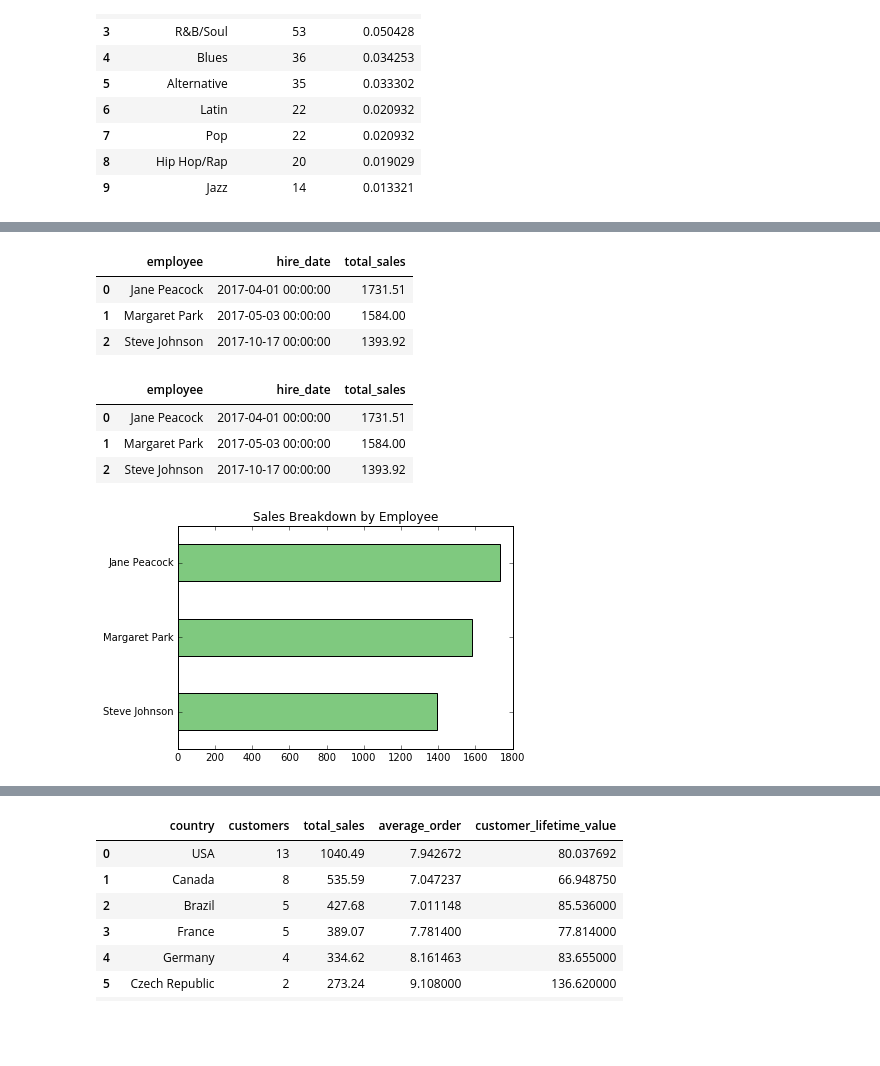
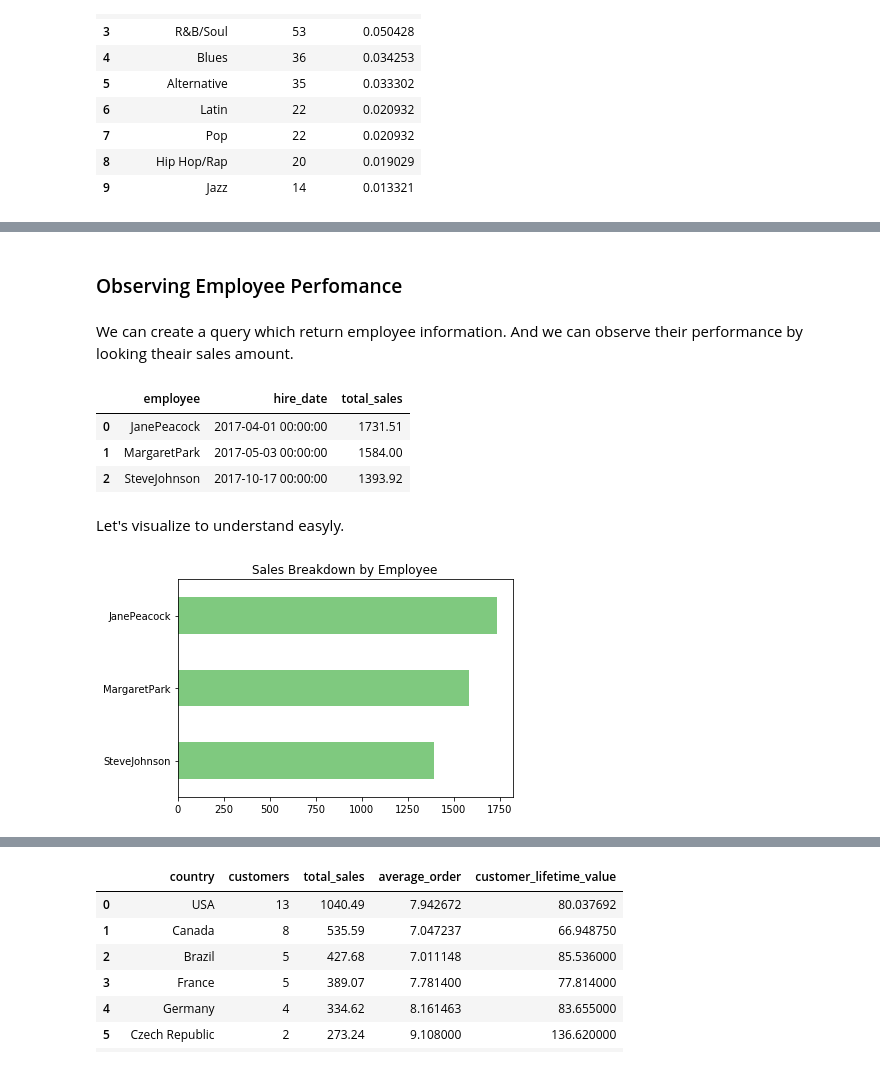
Before and after one commit to shylkymc/Bussiness-Solutions-With-SQL-on-Python, a Jupyter notebook: Basics.ipynb, the cells around one changed output, grey strips where cells are left out. Drawn from its saved outputs; the diff is of its cells as text; code cells hidden in the pictures; blank space fills up the shorter version.

```diff
--- a/Basics.ipynb
+++ b/Basics.ipynb
@@ -5,3 +11,5 @@ import pandas as pd
 import matplotlib.pyplot as plt
 from matplotlib import cm
 %matplotlib inline
+# %%
+db= 'C:\\Users\\user\\Desktop\\projects\\dataquest projects\\SQL on Python-Answering Business Questions using SQL\\chinook.db'
@@ -86,69 +140,32 @@ more popular than others.
+# %% [markdown]
+### Observing Employee Perfomance
+# %% [markdown]
+We can create a query which return employee information. And we can observe their performance by looking theair sales amount.
 # %%
-
-employee_sales_performance = '''
+employee_sales_performance= """
 WITH customer_support_rep_sales AS
-    (
-     SELECT
-         i.customer_id,
-         c.support_rep_id,
-         SUM(i.total) total
-     FROM invoice i
-     INNER JOIN customer c ON i.customer_id = c.customer_id
-     GROUP BY 1,2
-    )
-
-select
-e.first_name|| " " || e.last_name employee,
-e.hire_date,
-sum(csrs.total) total_sales
-from customer_support_rep_sales csrs
-inner join employee e on e.employee_id= csrs.support_rep_id
-group by 1;'''
+(SELECT i.customer_id, c.support_rep_id, SUM(i.total) total FROM invoice i
+INNER JOIN customer c ON i.customer_id= c.customer_id GROUP BY 1,2)
+SELECT e.first_name ||""|| e.last_name employee, e.hire_date, SUM(csrs.total) total_sales
+FROM customer_support_rep_sales csrs
+INNER JOIN employee e ON e.employee_id= csrs.support_rep_id GROUP BY 1;"""
 
 run_query(employee_sales_performance)
 # %% [output]
 |  | employee | hire_date | total_sales |
-| 0 | Jane Peacock | 2017-04-01 00:00:00 | 1731.51 |
-| 1 | Margaret Park | 2017-05-03 00:00:00 | 1584.00 |
-| 2 | Steve Johnson | 2017-10-17 00:00:00 | 1393.92 |
+| 0 | JanePeacock | 2017-04-01 00:00:00 | 1731.51 |
+| 1 | MargaretPark | 2017-05-03 00:00:00 | 1584.00 |
+| 2 | SteveJohnson | 2017-10-17 00:00:00 | 1393.92 |
-# %%
-employee_sales_performance = '''
-WITH customer_support_rep_sales AS
-    (
-     SELECT
-         i.customer_id,
-         c.support_rep_id,
-         SUM(i.total) total
-     FROM invoice i
-     INNER JOIN customer c ON i.customer_id = c.customer_id
-     GROUP BY 1,2
-    )
-
-SELECT
-    e.first_name || " " || e.last_name employee,
-    e.hire_date,
-    SUM(csrs.total) total_sales
-FROM customer_support_rep_sales csrs
-INNER JOIN employee e ON e.employee_id = csrs.support_rep_id
-GROUP BY 1;
-'''
-
-run_query(employee_sales_performance)
-# %% [output]
-|  | employee | hire_date | total_sales |
-| 0 | Jane Peacock | 2017-04-01 00:00:00 | 1731.51 |
-| 1 | Margaret Park | 2017-05-03 00:00:00 | 1584.00 |
-| 2 | Steve Johnson | 2017-10-17 00:00:00 | 1393.92 |
+# %% [markdown]
+Let's visualize to understand easyly.
 # %%
 employee_sales= run_query(employee_sales_performance)
 
-employee_sales.set_index("employee",drop= True, inplace=True)
+employee_sales.set_index("employee", drop=True, inplace=True)
 employee_sales.sort_values("total_sales", inplace=True)
-employee_sales.plot.barh(
-legend= False,
-title= "Sales Breakdown by Employee",
-colormap= plt.cm.Accent)
-plt.ylabel('')
+employee_sales.plot.barh(legend=False, title="Sales Breakdown by Employee", colormap=plt.cm.Accent)
+
+plt.ylabel("")
 plt.show()
 # %% [output]
-[figure, old version]
+[figure, new version]
```
Also changed, not shown: parts of 33 cells of this notebook.
